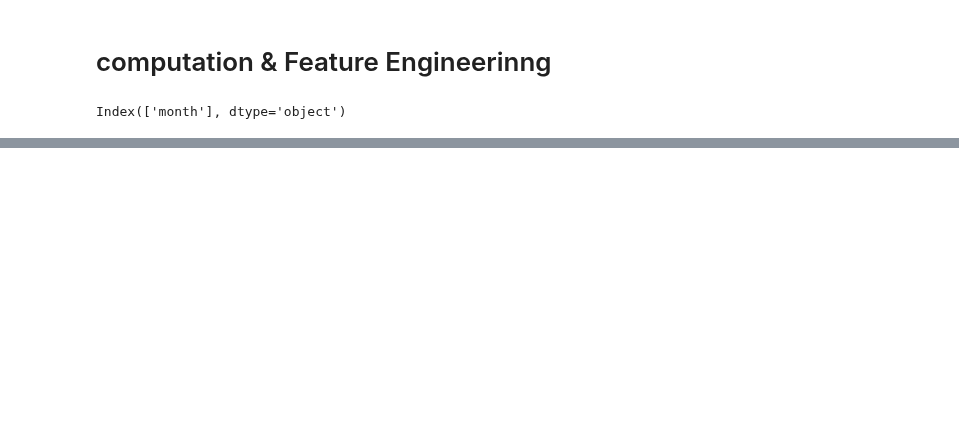
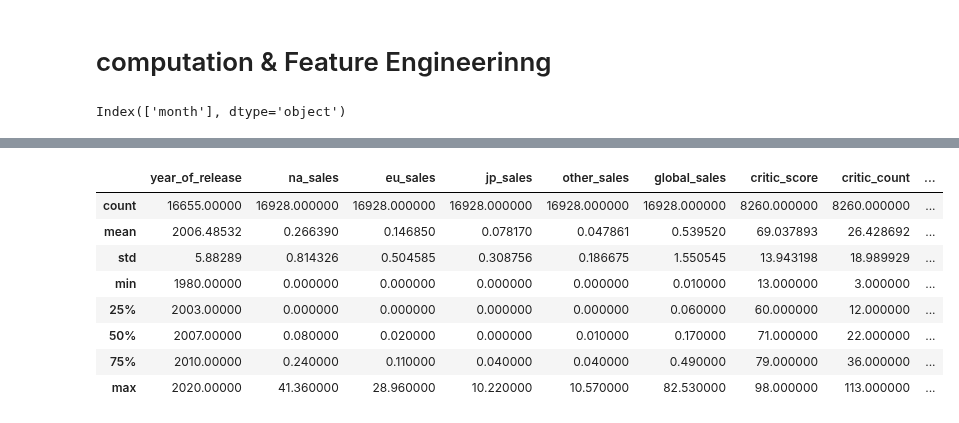
Before and after one commit to chevernemilia/ecl-ds-toolkit, a Jupyter notebook: computation_features_engineer.ipynb, the cells around one changed output, grey strips where cells are left out. Saved outputs shown, nothing was run; the diff lists cells and outputs as text; code cells hidden in the pictures; blank space fills up the shorter version.

```diff
--- a/computation_features_engineer.ipynb
+++ b/computation_features_engineer.ipynb
@@ -85,0 +173,12 @@ for col in df4.columns:
+# %%
+df.describe()
+# %% [output]
+|  | year_of_release | na_sales | eu_sales | jp_sales | other_sales | global_sales | critic_score | critic_count | ... |
+| count | 16655.00000 | 16928.000000 | 16928.000000 | 16928.000000 | 16928.000000 | 16928.000000 | 8260.000000 | 8260.000000 | ... |
+| mean | 2006.48532 | 0.266390 | 0.146850 | 0.078170 | 0.047861 | 0.539520 | 69.037893 | 26.428692 | ... |
+| std | 5.88289 | 0.814326 | 0.504585 | 0.308756 | 0.186675 | 1.550545 | 13.943198 | 18.989929 | ... |
+| min | 1980.00000 | 0.000000 | 0.000000 | 0.000000 | 0.000000 | 0.010000 | 13.000000 | 3.000000 | ... |
+| 25% | 2003.00000 | 0.000000 | 0.000000 | 0.000000 | 0.000000 | 0.060000 | 60.000000 | 12.000000 | ... |
+| 50% | 2007.00000 | 0.080000 | 0.020000 | 0.000000 | 0.010000 | 0.170000 | 71.000000 | 22.000000 | ... |
+| 75% | 2010.00000 | 0.240000 | 0.110000 | 0.040000 | 0.040000 | 0.490000 | 79.000000 | 36.000000 | ... |
+| max | 2020.00000 | 41.360000 | 28.960000 | 10.220000 | 10.570000 | 82.530000 | 98.000000 | 113.000000 | ... |
```
Also changed, not shown: parts of 17 cells of this notebook.
